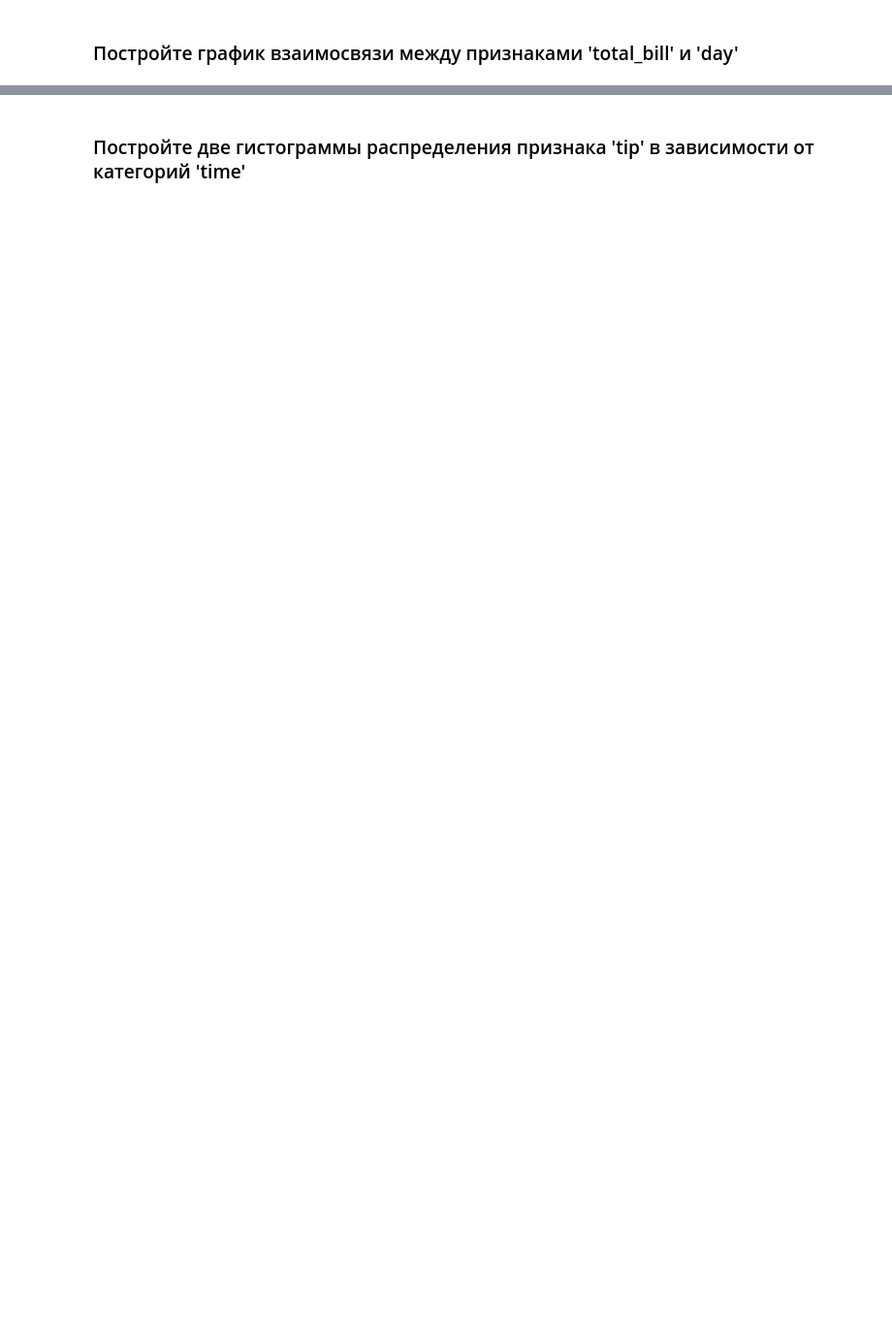
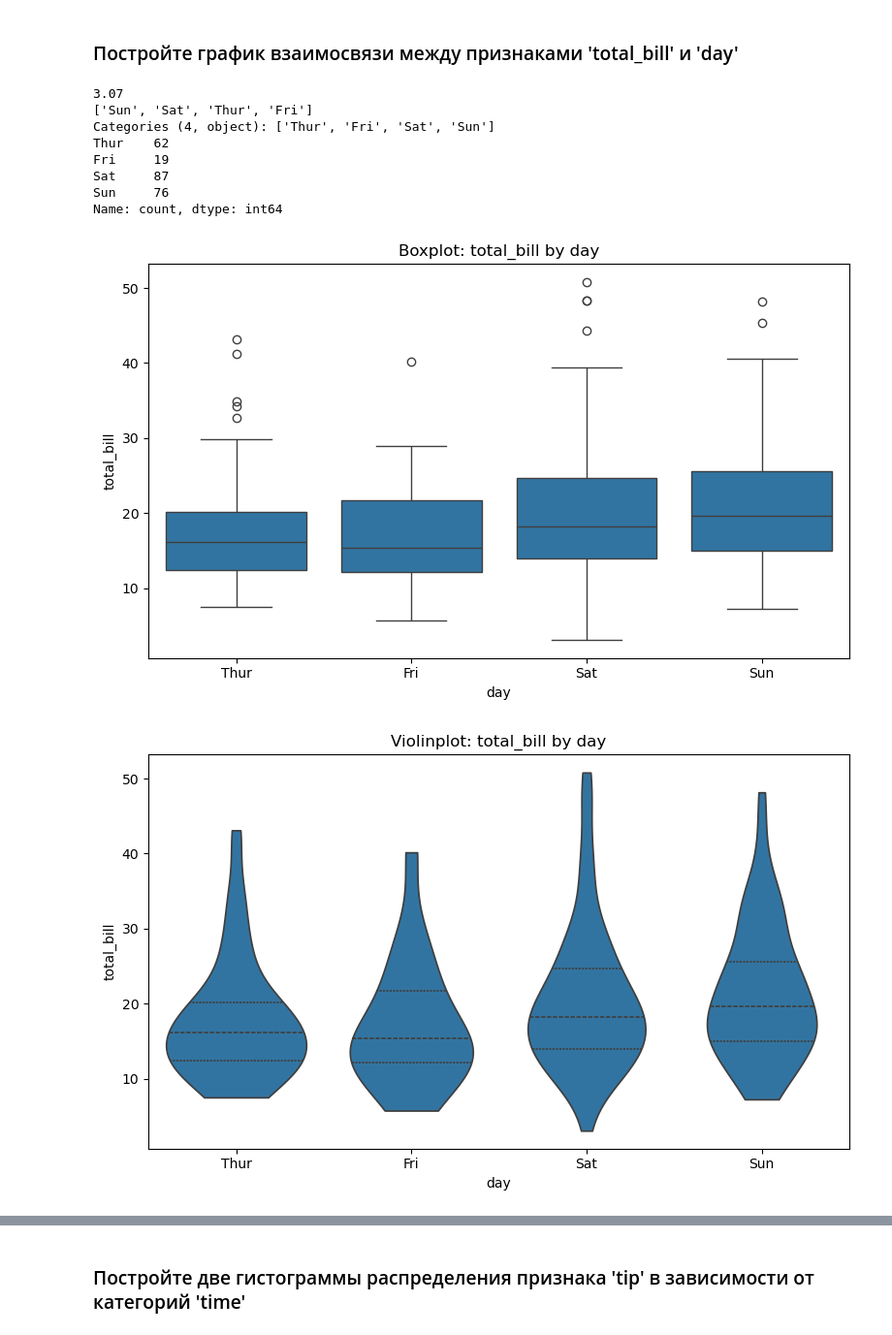
Before and after one commit to kavalex/ML-Basic, a Jupyter notebook: homework_07/homework_07.ipynb, the cells around one changed output, grey strips where cells are left out. Shown at 97% size. Drawn from its saved outputs; the diff is of its cells as text; code cells hidden in the pictures; blank space fills up the shorter version.

```diff
--- a/homework_07/homework_07.ipynb
+++ b/homework_07/homework_07.ipynb
@@ -96,0 +308,55 @@
+# %%
+print(tips['total_bill'].min())
+print(tips['day'].unique())
+print(tips['day'].value_counts().reindex(tips['day'].cat.categories))
+# Boxplot
+plt.figure(figsize=(8,5))
+sns.boxplot(data=tips, x='day', y='total_bill')
+plt.title('Boxplot: total_bill by day')
+plt.xlabel('day')
+plt.ylabel('total_bill')
+plt.tight_layout()
+plt.show()
+# Violinplot
+plt.figure(figsize=(8,5))
+sns.violinplot(data=tips, x='day', y='total_bill', cut=0, inner='quartile')
+plt.title('Violinplot: total_bill by day')
+plt.tight_layout()
+plt.show()
+# Stripplot - случайный разброс точек по горизонтали (jitter)
+plt.figure(figsize=(8,5))
+sns.boxplot(data=tips, x='day', y='total_bill', showfliers=False)
+sns.stripplot(data=tips, x='day', y='total_bill', alpha=0.5, jitter=0.3)
+plt.title('Boxplot + points')
+plt.tight_layout()
+plt.show()
+# Swarmplot - расчетное смещение точек по горизонтали (beeswarm), для минимизации разброса
+plt.figure(figsize=(8,5))
+sns.boxplot(data=tips, x='day', y='total_bill', showfliers=False)
+sns.swarmplot(data=tips, x='day', y='total_bill')
+plt.title('Swarmplot: total_bill by day')
+plt.tight_layout()
+plt.show()
+# Barplot
+plt.figure(figsize=(8,5))
+sns.barplot(data=tips, x='day', y='total_bill', errorbar=('ci', 95))
+plt.title('Mean total_bill by day')
+plt.tight_layout()
+plt.show()
+# Pointplot
+plt.figure(figsize=(8,5))
+sns.pointplot(data=tips, x='day', y='total_bill', capsize=.1)
+plt.title('Pointplot: mean total_bill by day')
+plt.tight_layout()
+plt.show()
+# %% [output]
+3.07
+['Sun', 'Sat', 'Thur', 'Fri']
+Categories (4, object): ['Thur', 'Fri', 'Sat', 'Sun']
+Thur    62
+Fri     19
+Sat     87
+Sun     76
+Name: count, dtype: int64
+[figure, added]
+[figure, added]
```
Also changed, not shown: parts of 69 cells of this notebook.
